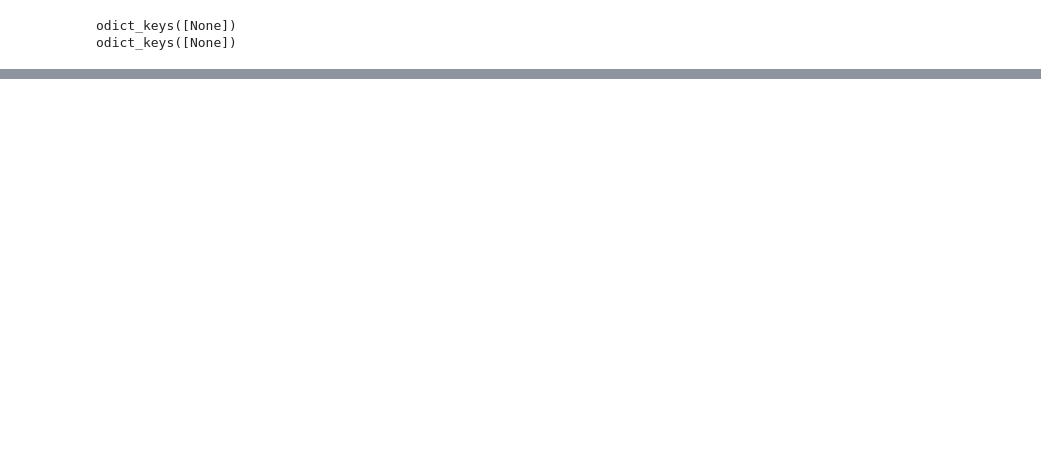
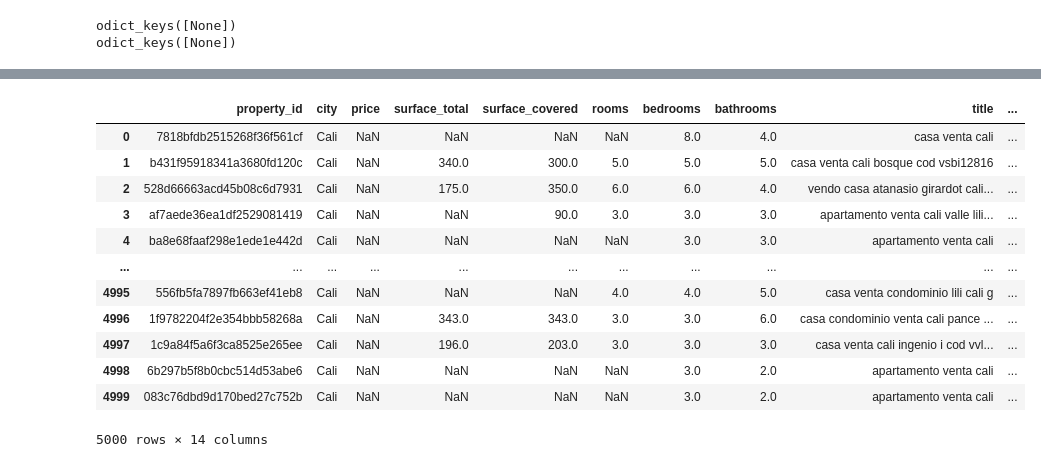
Before and after one commit to sdpinilla18/PS3_BD-ML, a Jupyter notebook: PS3 BD_ML.ipynb, the cells around one changed output, grey strips where cells are left out. Saved outputs shown, nothing was run; the diff lists cells and outputs as text; code cells hidden in the pictures; blank space fills up the shorter version.

```diff
--- a/PS3 BD_ML.ipynb
+++ b/PS3 BD_ML.ipynb
@@ -26,0 +56,9 @@ df_tr.drop("rooms", axis=1, inplace=True) #Correct bedrooms data.
+# %%
+stopw=stopwords.words('spanish')
+stopw.append("br")
+# %%
+###Funcion para limpiar todos los textos
+def limp_texto(text):
+    #textocorr=lematizar_texto(str(text), lenguaje='es', libreria='spacy', limpiar=False)
+    textolimpio=limpieza_texto(str(text), lista_palabras=stopw, quitar_numeros=False, quitar_acentos=True)
+    return textolimpio
@@ -26,0 +199,45 @@ df_tr.drop("rooms", axis=1, inplace=True) #Correct bedrooms data.
+# %%
+###Dummies de cada caracteristicas
+#Cleaning description
+#Training #########
+descripciontr = df_tr["description"].tolist()
+descripcionlimptr=[limp_texto(i) for i in descripciontr]
+df_tr["description"]=pd.DataFrame(descripcionlimptr)
+#title
+titulotr = df_tr["title"].tolist()
+titulolimptr=[limp_texto(i) for i in titulotr]
+df_tr["title"]=pd.DataFrame(titulolimptr)
+
+
+#Test#############
+descripciontr = df_tt["description"].tolist()
+descripcionlimptr=[limp_texto(i) for i in descripciontr]
+df_tt["description"]=pd.DataFrame(descripcionlimptr)
+#title
+titulotr = df_tt["title"].tolist()
+titulolimptr=[limp_texto(i) for i in titulotr]
+df_tt["title"]=pd.DataFrame(titulolimptr)
+# %%
+## Dummies e imputacion de variables
+##Imputar baños
+df_tr["bathrooms"].fillna(' ', inplace=True)
+df_tt["bathrooms"].fillna(' ', inplace=True)
+
+df_tr["bathrooms"]=np.where(df_tr["bathrooms"]==" ", df_tr["bedrooms"]/1.5, df_tr["bathrooms"])
+df_tt["bathrooms"]=np.where(df_tt["bathrooms"]==" ", df_tt["bedrooms"]/1.5, df_tt["bathrooms"])
+# %%
+df_tt
+# %% [output]
+|  | property_id | city | price | surface_total | surface_covered | rooms | bedrooms | bathrooms | title | ... |
+| 0 | 7818bfdb2515268f36f561cf | Cali | NaN | NaN | NaN | NaN | 8.0 | 4.0 | casa venta cali | ... |
+| 1 | b431f95918341a3680fd120c | Cali | NaN | 340.0 | 300.0 | 5.0 | 5.0 | 5.0 | casa venta cali bosque cod vsbi12816 | ... |
+| 2 | 528d66663acd45b08c6d7931 | Cali | NaN | 175.0 | 350.0 | 6.0 | 6.0 | 4.0 | vendo casa atanasio girardot cali... | ... |
+| 3 | af7aede36ea1df2529081419 | Cali | NaN | NaN | 90.0 | 3.0 | 3.0 | 3.0 | apartamento venta cali valle lili... | ... |
+| 4 | ba8e68faaf298e1ede1e442d | Cali | NaN | NaN | NaN | NaN | 3.0 | 3.0 | apartamento venta cali | ... |
+| ... | ... | ... | ... | ... | ... | ... | ... | ... | ... | ... |
+| 4995 | 556fb5fa7897fb663ef41eb8 | Cali | NaN | NaN | NaN | 4.0 | 4.0 | 5.0 | casa venta condominio lili cali g | ... |
+| 4996 | 1f9782204f2e354bbb58268a | Cali | NaN | 343.0 | 343.0 | 3.0 | 3.0 | 6.0 | casa condominio venta cali pance ... | ... |
+| 4997 | 1c9a84f5a6f3ca8525e265ee | Cali | NaN | 196.0 | 203.0 | 3.0 | 3.0 | 3.0 | casa venta cali ingenio i cod vvl... | ... |
+| 4998 | 6b297b5f8b0cbc514d53abe6 | Cali | NaN | NaN | NaN | NaN | 3.0 | 2.0 | apartamento venta cali | ... |
+| 4999 | 083c76dbd9d170bed27c752b | Cali | NaN | NaN | NaN | NaN | 3.0 | 2.0 | apartamento venta cali | ... |
+5000 rows × 14 columns
```
Also changed, not shown: parts of 18 cells of this notebook, 2 other files.
